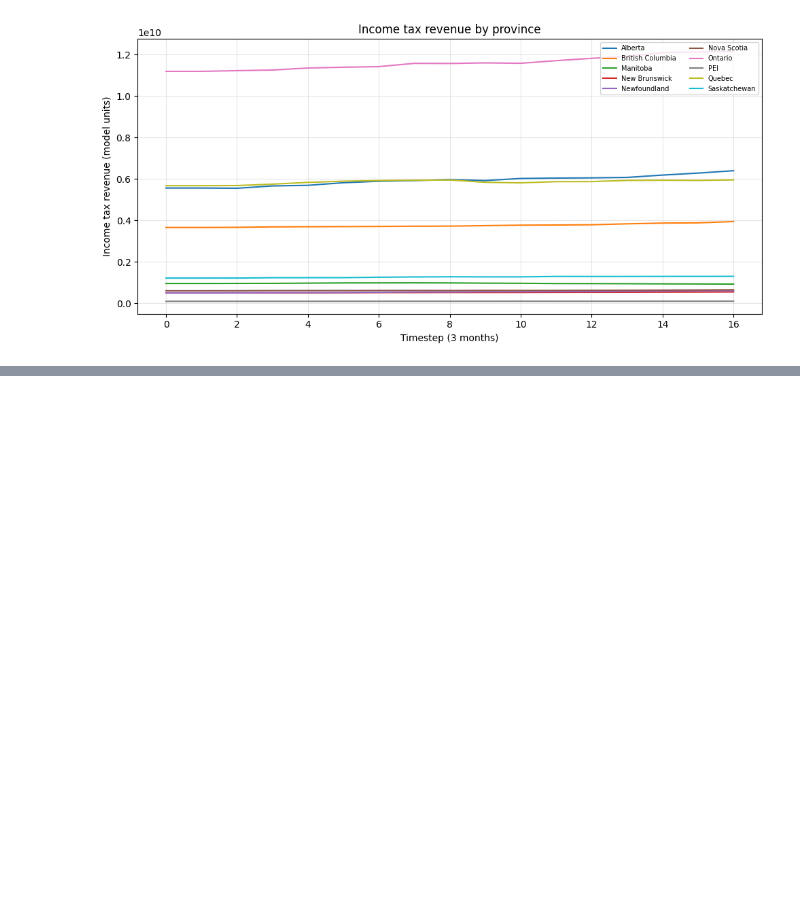
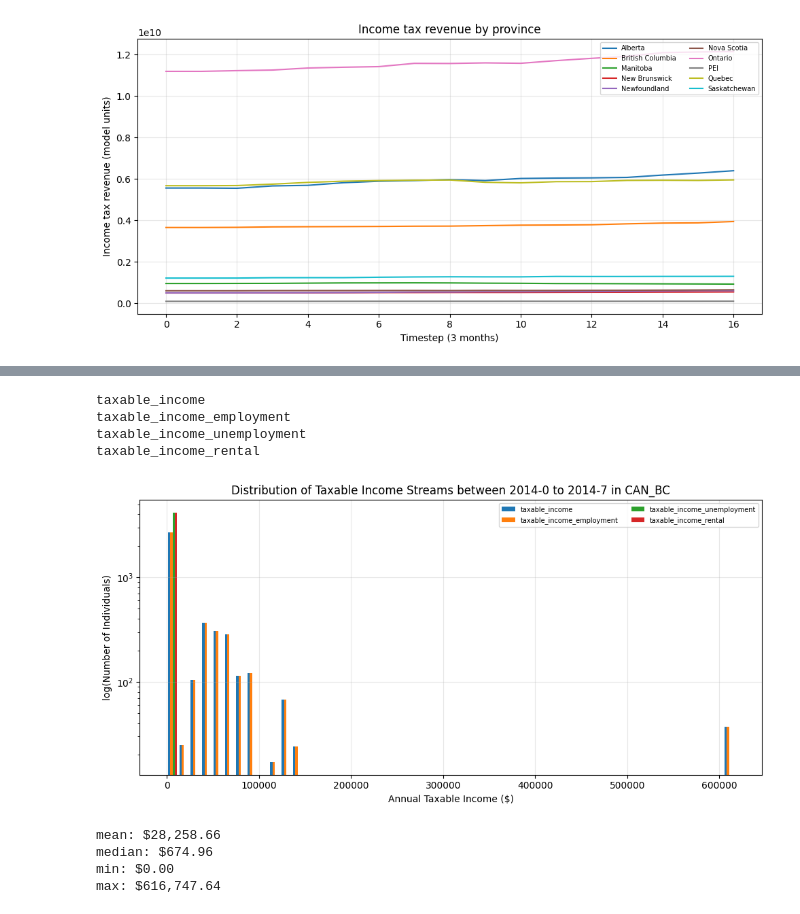
Before and after one commit to bcgov/macroabm-ca, a Jupyter notebook: scenarios/pit_basic.ipynb, the cells around one changed output, grey strips where cells are left out. Saved outputs shown, nothing was run; the diff lists cells and outputs as text; code cells hidden in the pictures; blank space fills up the shorter version.

```diff
--- a/scenarios/pit_basic.ipynb
+++ b/scenarios/pit_basic.ipynb
@@ -927,0 +787,76 @@ $1,056,470.50
+# %%
+### plot ALL taxable income histograms
+
+import matplotlib.pyplot as plt
+import datetime
+
+H5_FILE = OUTPUT_DIRECTORY / OUTPUT_FILENAME
+PROVINCE_LABELS = {
+    "CAN_AB": "Alberta",      "CAN_BC": "British Columbia", "CAN_MB": "Manitoba",
+    "CAN_NB": "New Brunswick","CAN_NL": "Newfoundland",     "CAN_NS": "Nova Scotia",
+    "CAN_ON": "Ontario",      "CAN_PE": "PEI",              "CAN_QC": "Quebec",
+    "CAN_SK": "Saskatchewan",
+}
+
+# year to plot
+year = 0
+
+# variables to plot
+variable_str = []
+variable_str.append("taxable_income")
+variable_str.append("taxable_income_employment")
+variable_str.append("taxable_income_unemployment")
+variable_str.append("taxable_income_rental")
+
+num_variables = len(variable_str)
+
+for i in range(num_variables):
+    print(variable_str[i])
+
+path_str = []
+annual_data = []
+
+fig, ax = plt.subplots(figsize=(10, 5))
+with h5py.File(H5_FILE, "r") as f:
+    # for region in regions:
+    region = "CAN_BC"
+    agent = "/individuals/"
+    for i in range(num_variables):
+        path_str = region + agent + variable_str[i]
+
+        if path_str in f:
+            data = f[path_str][()].astype(float)
+            annual_data.append((data[0 + year] + data[1 + year] + data[2 + year] + data[3 + year])/1000)
+
+    ax.hist([annual_data[0], annual_data[1], annual_data[2], annual_data[3]],
+            bins=50,
+            # color=['blue', 'red', 'green', 'orange'],
+            label=[variable_str[0], variable_str[1], variable_str[2], variable_str[3]]
+            )
+
+ax.set_title(f"Distribution of Taxable Income Streams between {ts_time[year]} to {ts_time[3 + year]} in {region}")
+ax.set_xlabel("Annual Taxable Income ($)")
+ax.set_ylabel("log(Number of Individuals)")
+
+ax.set_yscale('log')
+ax.legend(fontsize=7, ncol=2)
+ax.grid(True, alpha=0.3)
+plt.tight_layout()
+plt.savefig(OUTPUT_DIRECTORY / f"taxable_income_histogram_{datetime.date.today()}", dpi=120)
+plt.show()
+
+# Metrics
+print(f"mean: ${np.mean(annual_data[0]):,.2f}")
+print(f"median: ${np.median(annual_data[0]):,.2f}")      # why is median 0?
+print(f"min: ${np.min(annual_data[0]):,.2f}")
+print(f"max: ${np.max(annual_data[0]):,.2f}")
+# %% [output]
+taxable_income
+taxable_income_employment
+taxable_income_unemployment
+taxable_income_rental
+[figure, added]
+mean: $28,258.66
+median: $674.96
+min: $0.00
+max: $616,747.64
```
Also changed, not shown: parts of 9 cells of this notebook.
